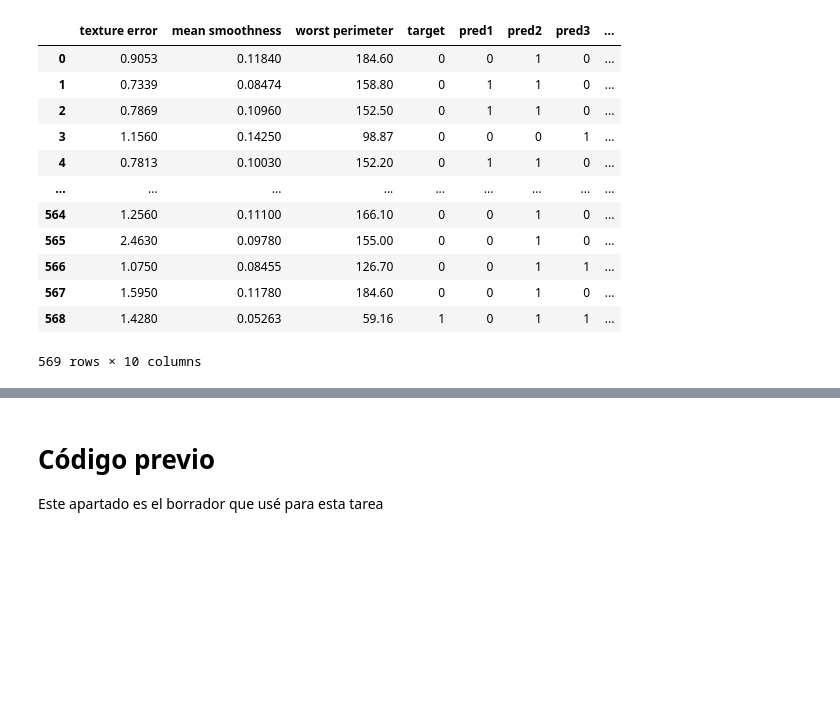
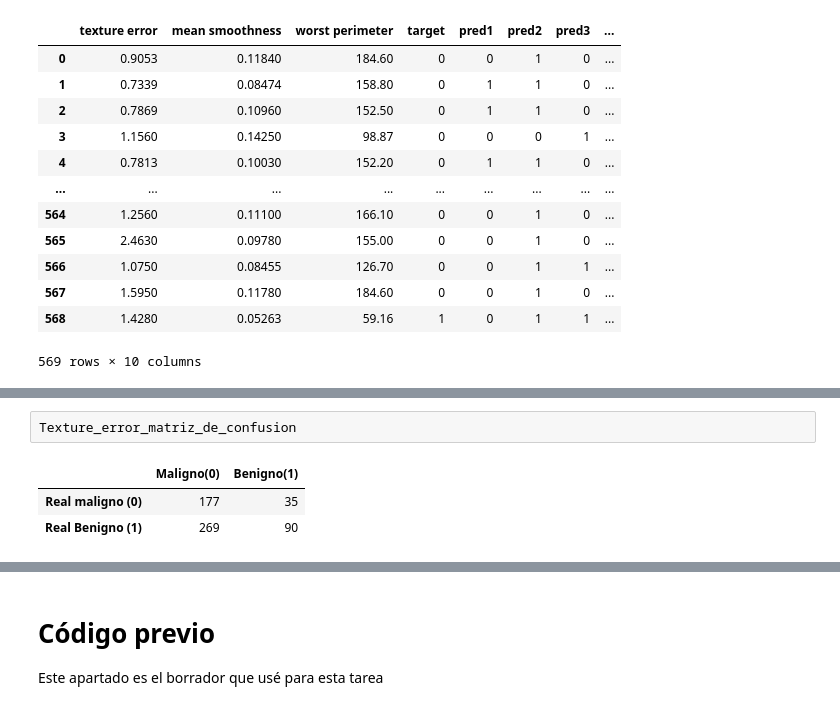
Before and after one commit to jorgexm20-sketch/data-science-physics, a Jupyter notebook: exercises/exercise-03-(WDBC).ipynb, the cells around one changed output, grey strips where cells are left out. Saved outputs shown, nothing was run; the diff lists cells and outputs as text; blank space fills up the shorter version.

```diff
--- a/exercises/exercise-03-(WDBC).ipynb
+++ b/exercises/exercise-03-(WDBC).ipynb
@@ -496,0 +507,6 @@ Name: count, dtype: int64
+# %%
+Texture_error_matriz_de_confusion
+# %% [output]
+|  | Maligno(0) | Benigno(1) |
+| Real maligno (0) | 177 | 35 |
+| Real Benigno (1) | 269 | 90 |
```
Also changed, not shown: parts of 15 cells of this notebook.
